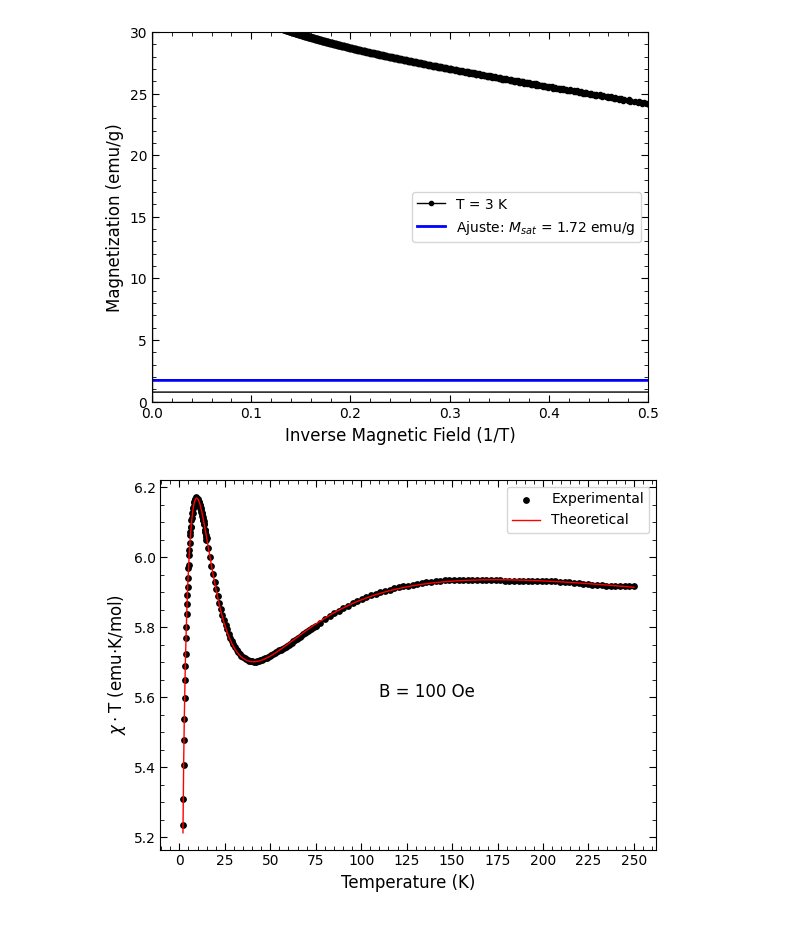
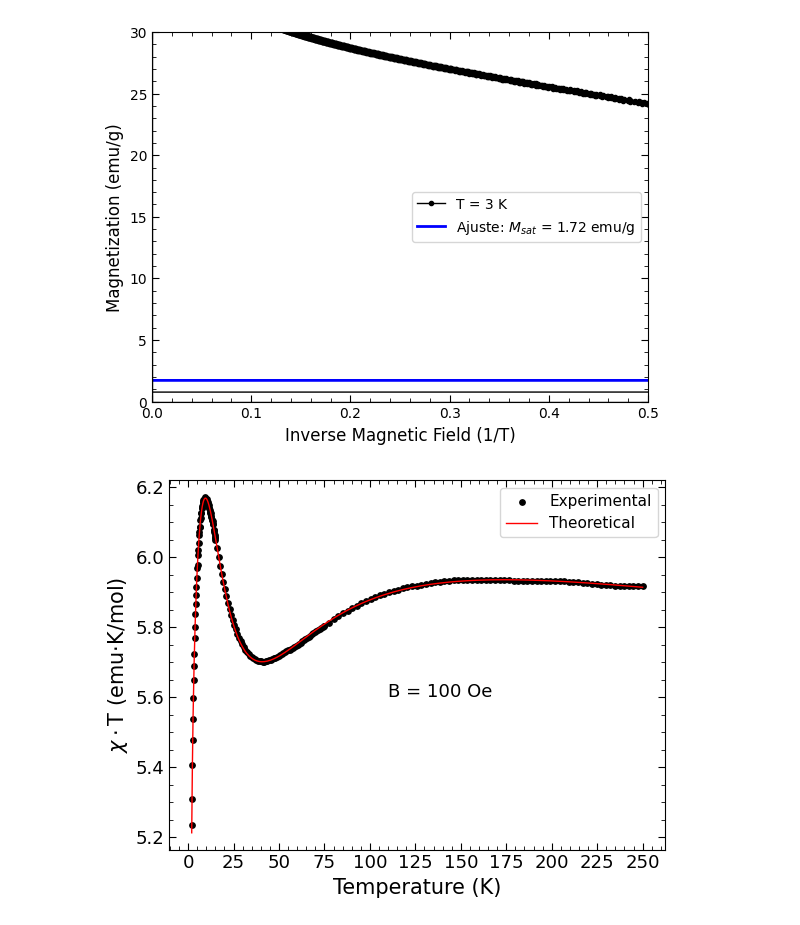
Before and after one commit to alanfdsa/Co_Dimer_M16, a Jupyter notebook: Dados_Magnetizacao.ipynb, the cells around one changed output. Drawn from its saved outputs; the diff is of its cells as text; code cells hidden in the pictures.

```diff
--- a/Dados_Magnetizacao.ipynb
+++ b/Dados_Magnetizacao.ipynb
@@ -229,34 +233,34 @@ y_2 = ChiT['ChiT_Model']
 # %%
 import matplotlib.pyplot as plt
 
 x = ChiT['Temperature']
 y_1 = ChiT['ChiT_Data']
 y_2 = ChiT['ChiT_Model']
 
 plt.figure()
 ax_main = plt.gca()
 
-ax_main.set_xlabel(r"Temperature (K)", fontsize=12)
-ax_main.set_ylabel(r"$\chi \cdot \text{T}$ (emu$\cdot$K/mol)", fontsize=12)
+ax_main.set_xlabel(r"Temperature (K)", fontsize=15)
+ax_main.set_ylabel(r"$\chi \cdot \text{T}$ (emu$\cdot$K/mol)", fontsize=15)
 
 ax_main.scatter(x, y_1, label="Experimental", marker='o', linewidth=1, color='black', s=15)
 ax_main.plot(x, y_2, color="red", label="Theoretical", linewidth=1)
 
-ax_main.text(110, 5.6, "B = 100 Oe", fontsize=12)
+ax_main.text(110, 5.6, "B = 100 Oe", fontsize=13)
 
 # Define os ticks principais e menores
 ax_main.set_xticks(range(0, 251, 25))
 ax_main.minorticks_on()
 
 # Configura os ticks principais e subticks nos quatro lados
-ax_main.tick_params(axis="both", which="major", direction="in", top=True, right=True, length=5)
+ax_main.tick_params(axis="both", which="major", direction="in", top=True, right=True, length=5, labelsize=13)
 ax_main.tick_params(axis="both", which="minor", direction="in", top=True, right=True, length=3)
 
-ax_main.legend()
-plt.show()
+ax_main.legend(fontsize=11)
+#plt.show()
 
 # Salvar em PDF
-#plt.savefig("ChiTXT.pdf", format="pdf", dpi=300, bbox_inches="tight")
+plt.savefig("ChiTXT.pdf", format="pdf", dpi=300, bbox_inches="tight")
 #plt.close()  # Fecha a figura para liberar memória
 # %% [output]
-[figure, old version]
+[figure, new version]
```
Also changed, not shown: parts of 2 cells of this notebook, 5 other files.
